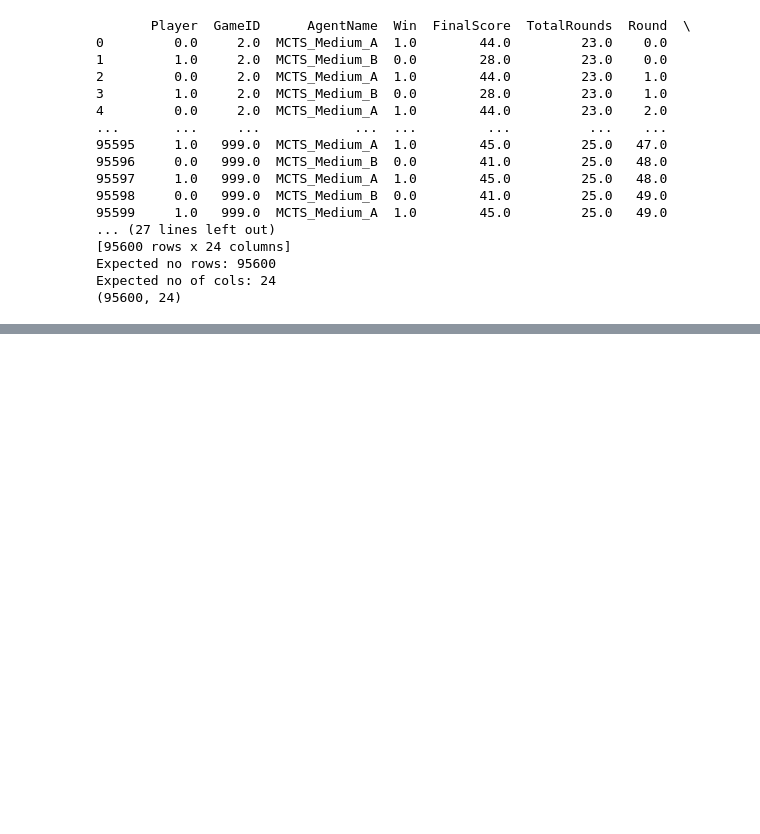
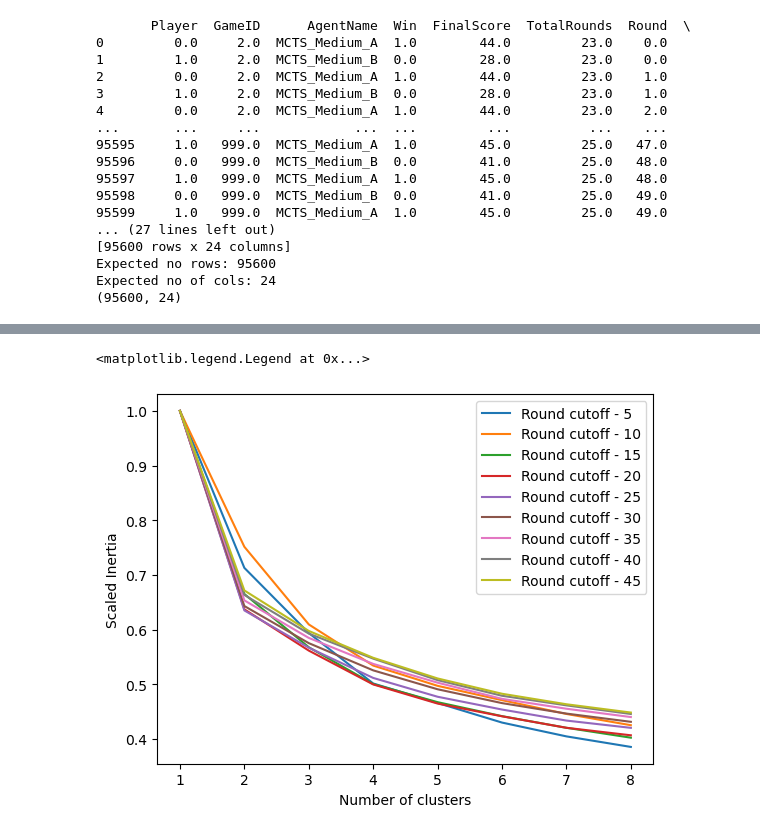
Before and after one commit to owenant/DominionPlayTraceClustering, a Jupyter notebook: PlayTraceAnalysisFromTAGOrPlayerLogs_Kmeans.ipynb, the cells around one changed output, grey strips where cells are left out. Saved outputs shown, nothing was run; the diff lists cells and outputs as text; code cells hidden in the pictures; blank space fills up the shorter version.

```diff
--- a/PlayTraceAnalysisFromTAGOrPlayerLogs_Kmeans.ipynb
+++ b/PlayTraceAnalysisFromTAGOrPlayerLogs_Kmeans.ipynb
@@ -643,18 +640,0 @@ plot_cluster_centroids(num_clusters, df_cluster_centres, card_types, maxNoOfRoun
-# %%
-#next we look at how the clustering changes based on increasing round number
-num_clusters = 2
-round_cut_centroids = {}
-for round_cutoff in range(5, maxNoOfRounds, 5):
-    #perform clustering on play traces cut at the round cut-off
-    col_cutoff = 17 * round_cutoff
-    trace_X_cut = trace_X.iloc[:, :col_cutoff]
-    kmeans = KMeans(n_clusters=num_clusters, init='k-means++', n_init= 'warn', max_iter=300, tol=0.0001, verbose=0, random_state= 10, copy_x=True, algorithm='lloyd').fit(trace_X_cut)
-
-    #collect and label cluster centroid
-    df_cluster_centres = pd.DataFrame(kmeans.cluster_centers_)
-    cols = [card_types[i] + "_R" + str(r) for r in range(0, round_cutoff)
-            for i in range(0, len(card_types))]
-    df_cluster_centres.columns = cols
-
-    #store centroids in a dictionary keyed by round cut_off
-    round_cut_centroids[round_cutoff] = df_cluster_centres
@@ -711,0 +683,12 @@ plot_evol_varying_size(trace_list, label_list, card_types)
+# %%
+#plot inertia elbows
+for rounds in round_cutoff_list:
+    xvals = [r for r in inertia_vals.keys()]
+    yvals = [inertia_vals[c][rounds] for c in cluster_list]
+    plt.plot(xvals, yvals, label = 'Round cutoff - ' + str(rounds))
+plt.xlabel('Number of clusters')
+plt.ylabel('Scaled Inertia')
+plt.legend()
+# %% [output]
+<matplotlib.legend.Legend at 0x...>
+[figure, added]
```
Also changed, not shown: parts of 20 cells of this notebook.
